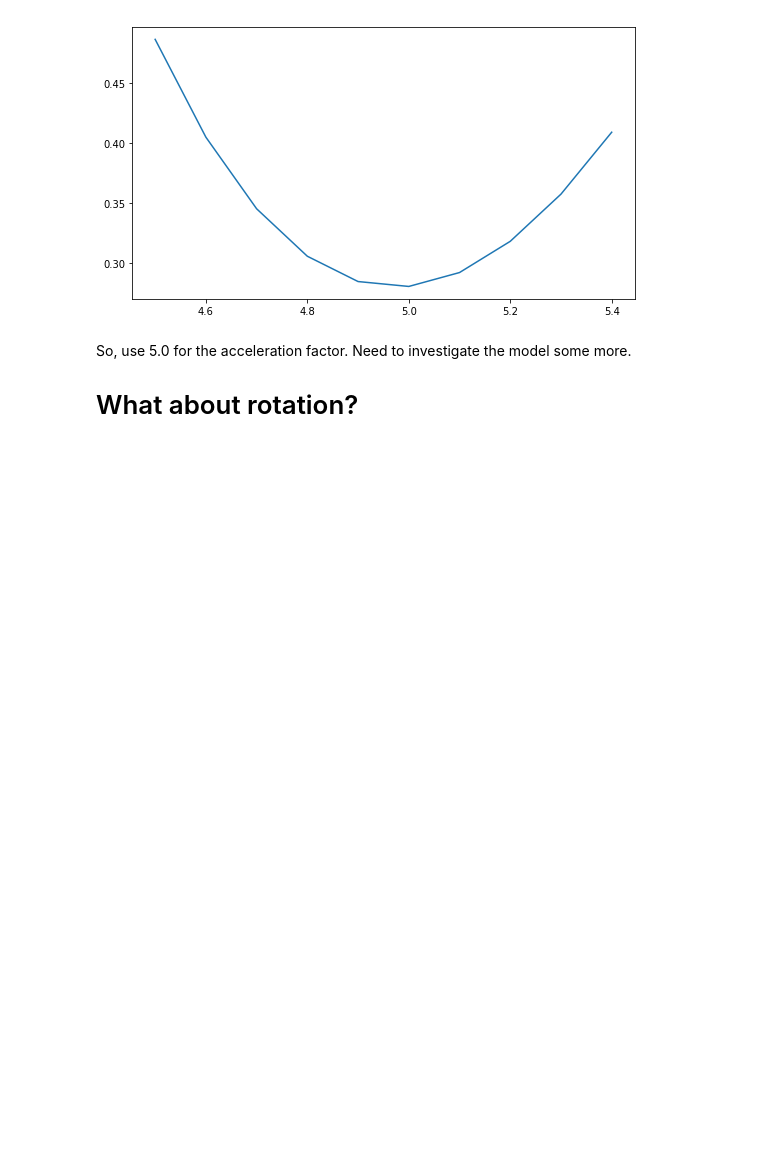
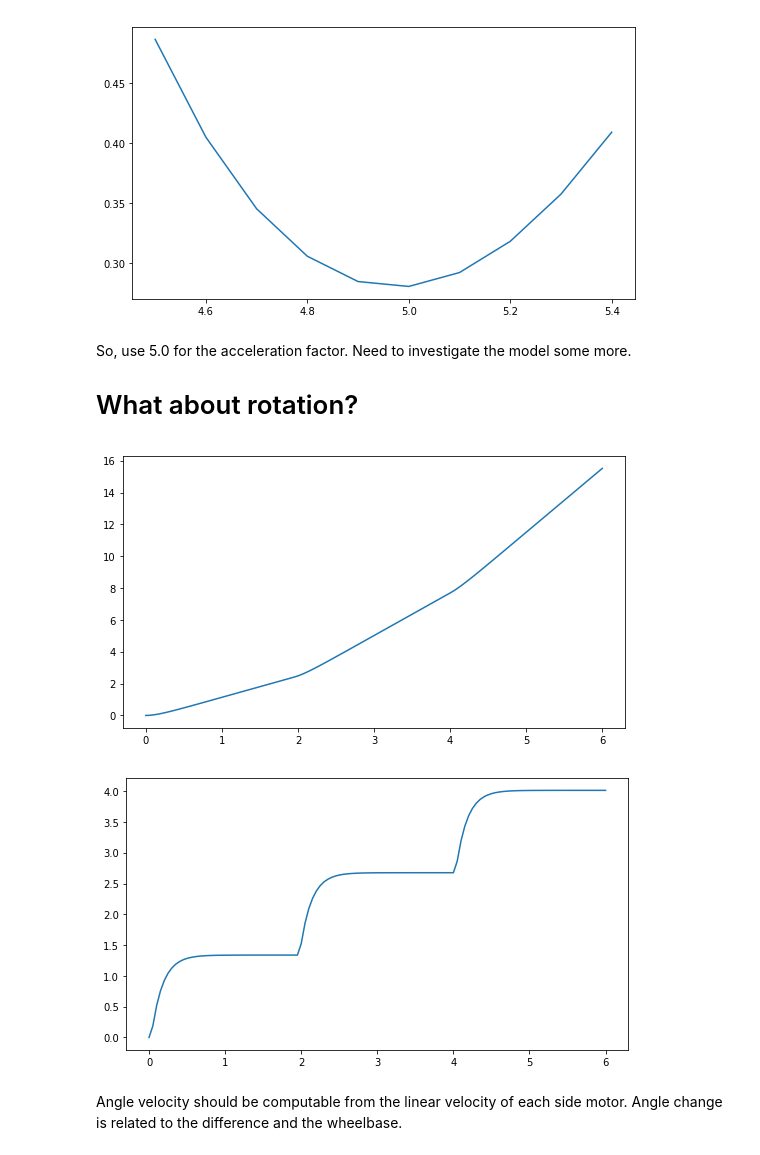
Before and after one commit to ligerbots/KalmanFilter, a Jupyter notebook: notebooks/Measure_Acceleration_Sim.ipynb, the cells around one changed output. Cells and saved outputs as stored; diff of their text form; code cells hidden in the pictures; blank space fills up the shorter version.

```diff
--- a/notebooks/Measure_Acceleration_Sim.ipynb
+++ b/notebooks/Measure_Acceleration_Sim.ipynb
@@ -162,3 +163,21 @@ plt.plot(vals, errs);
 So, use 5.0 for the acceleration factor. Need to investigate the model some more.
 
 # What about rotation?
+# %%
+# Define the path
+# time, left motor, right motor
+angle_steps = ((0.0, 0.5, 0.25), (2.0, 0.75, 0.25), (4.0, 1.0, 0.25), (6.0, 0, 0))
+robot_path = run_curve(angle_steps, tstep)
+t = [r[0] for r in robot_path]
+a = [r[3] for r in robot_path]
+omega = [0,]
+omega.extend(np.diff(a) / tstep)
+plt.rcParams['figure.figsize'] = (9,5)
+plt.plot(t,a);
+plt.show()
+plt.plot(t,omega);
+# %% [output]
+[figure, added]
+[figure, added]
+# %% [markdown]
+Angle velocity should be computable from the linear velocity of each side motor. Angle change is related to the difference and the wheelbase.
```
Also changed, not shown: parts of 8 cells of this notebook.
